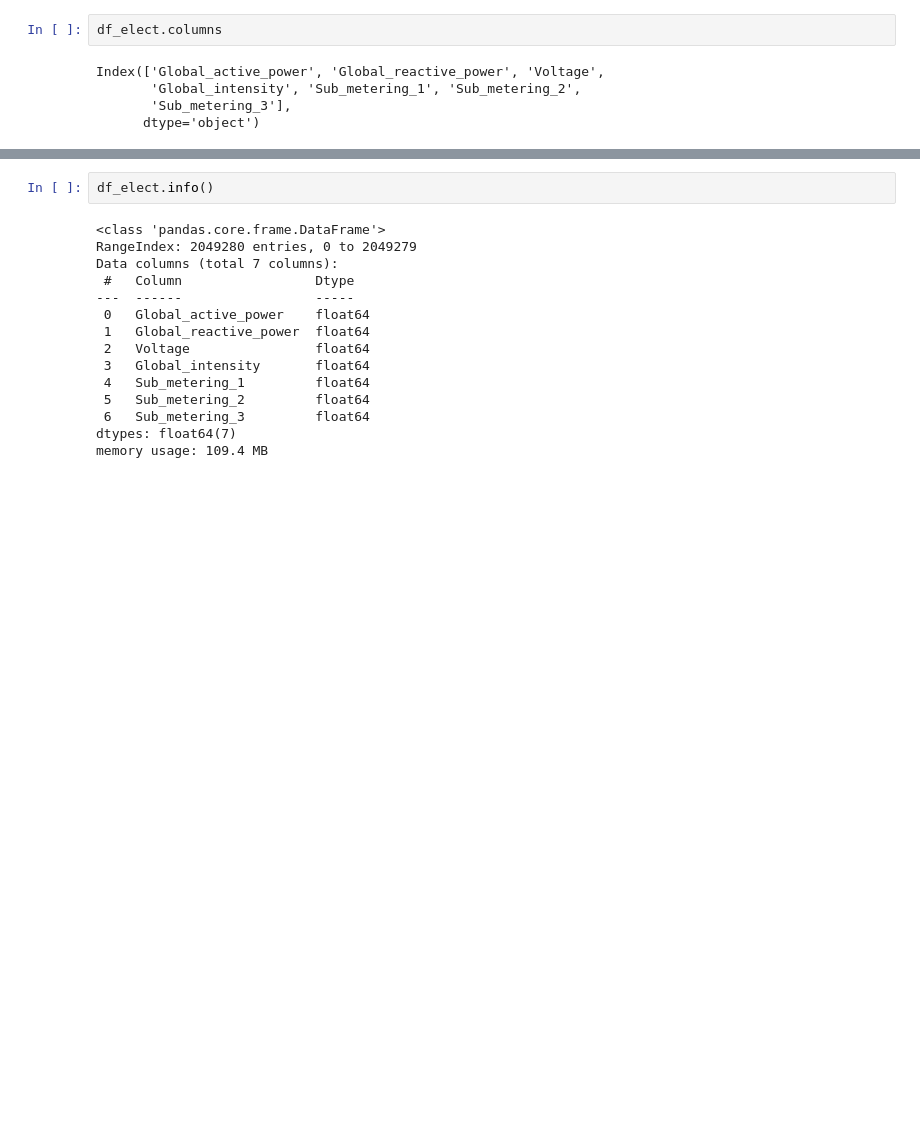
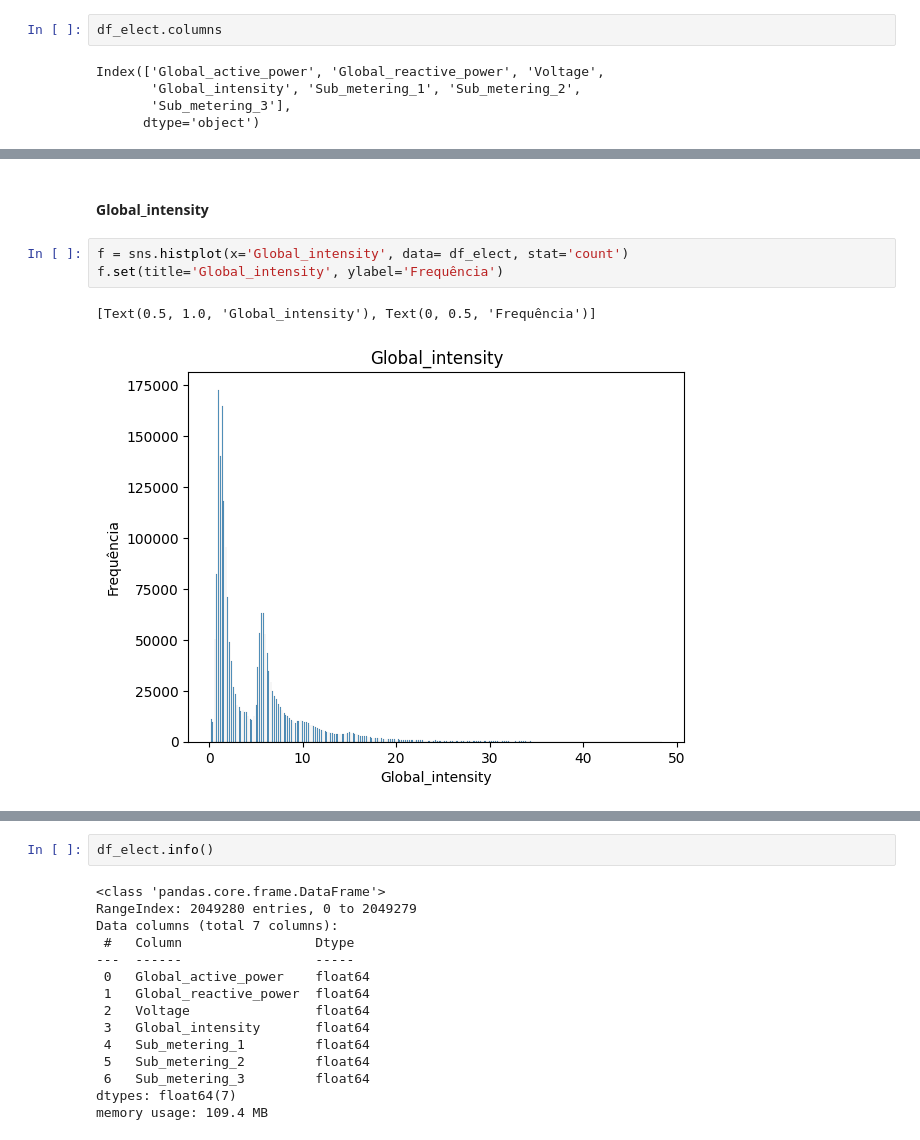
Before and after one commit to OzeasSantosn/DataScience, a Jupyter notebook: Segmentacao Clientes - Clusterizacao/Consumer Classification/consumer_classification.ipynb, the cells around one changed output, grey strips where cells are left out. Cells and saved outputs as stored; diff of their text form; blank space fills up the shorter version.

```diff
--- a/Segmentacao Clientes - Clusterizacao/Consumer Classification/consumer_classification.ipynb
+++ b/Segmentacao Clientes - Clusterizacao/Consumer Classification/consumer_classification.ipynb
@@ -178,0 +176,8 @@ figura.show()
+# %% [markdown]
+#### Global_intensity
+# %%
+f = sns.histplot(x='Global_intensity', data= df_elect, stat='count')
+f.set(title='Global_intensity', ylabel='Frequência')
+# %% [output]
+[Text(0.5, 1.0, 'Global_intensity'), Text(0, 0.5, 'Frequência')]
+[figure, added]
```
Also changed, not shown: parts of 16 cells of this notebook, 1 other file.
